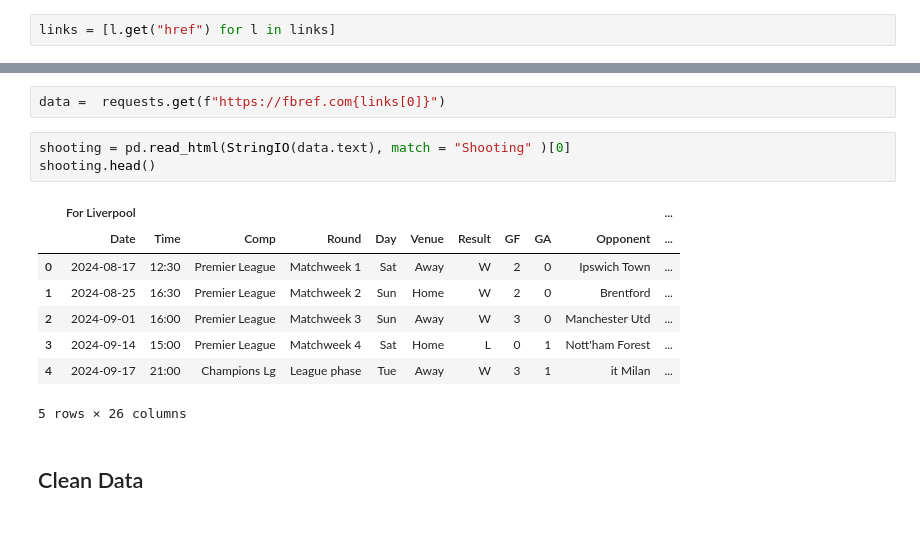
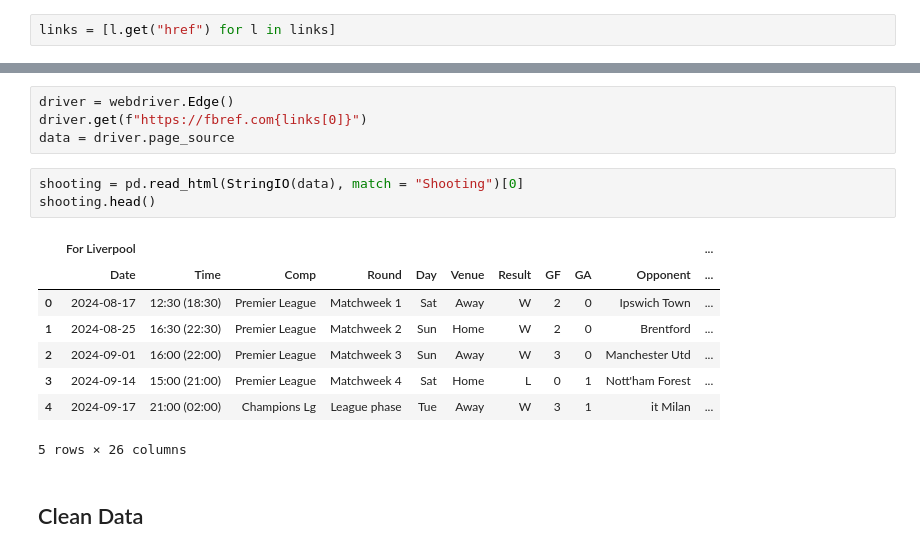
Before and after one commit to thanhbinh911/ML-Project-Football-Prediction, a Jupyter notebook: scrapping.ipynb, the cells around one changed output, grey strips where cells are left out. Drawn from its saved outputs; the diff is of its cells as text.

Commit message:
modify the scrapping file to adapt to request rule of the website

```diff
--- a/scrapping.ipynb
+++ b/scrapping.ipynb
@@ -154,16 +186,18 @@ links
 # %%
-data =  requests.get(f"https://fbref.com{links[0]}")
+driver = webdriver.Edge()
+driver.get(f"https://fbref.com{links[0]}")
+data = driver.page_source
 # %%
-shooting = pd.read_html(StringIO(data.text), match = "Shooting" )[0]
+shooting = pd.read_html(StringIO(data), match = "Shooting")[0]
 shooting.head()
 # %% [output]
 |  | For Liverpool |  |  |  |  |  |  |  |  |  | ... |
 |  | Date | Time | Comp | Round | Day | Venue | Result | GF | GA | Opponent | ... |
-| 0 | 2024-08-17 | 12:30 | Premier League | Matchweek 1 | Sat | Away | W | 2 | 0 | Ipswich Town | ... |
-| 1 | 2024-08-25 | 16:30 | Premier League | Matchweek 2 | Sun | Home | W | 2 | 0 | Brentford | ... |
-| 2 | 2024-09-01 | 16:00 | Premier League | Matchweek 3 | Sun | Away | W | 3 | 0 | Manchester Utd | ... |
-| 3 | 2024-09-14 | 15:00 | Premier League | Matchweek 4 | Sat | Home | L | 0 | 1 | Nott'ham Forest | ... |
-| 4 | 2024-09-17 | 21:00 | Champions Lg | League phase | Tue | Away | W | 3 | 1 | it Milan | ... |
+| 0 | 2024-08-17 | 12:30 (18:30) | Premier League | Matchweek 1 | Sat | Away | W | 2 | 0 | Ipswich Town | ... |
+| 1 | 2024-08-25 | 16:30 (22:30) | Premier League | Matchweek 2 | Sun | Home | W | 2 | 0 | Brentford | ... |
+| 2 | 2024-09-01 | 16:00 (22:00) | Premier League | Matchweek 3 | Sun | Away | W | 3 | 0 | Manchester Utd | ... |
+| 3 | 2024-09-14 | 15:00 (21:00) | Premier League | Matchweek 4 | Sat | Home | L | 0 | 1 | Nott'ham Forest | ... |
+| 4 | 2024-09-17 | 21:00 (02:00) | Champions Lg | League phase | Tue | Away | W | 3 | 1 | it Milan | ... |
 5 rows × 26 columns
 # %% [markdown]
 ## Clean Data
```
Also changed, not shown: parts of 39 cells of this notebook, 4 other files.
